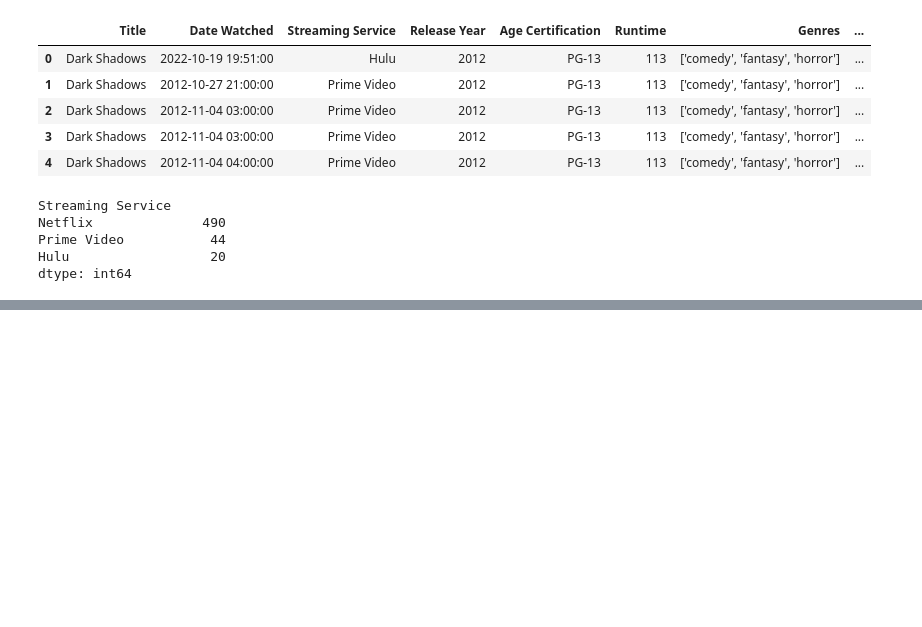
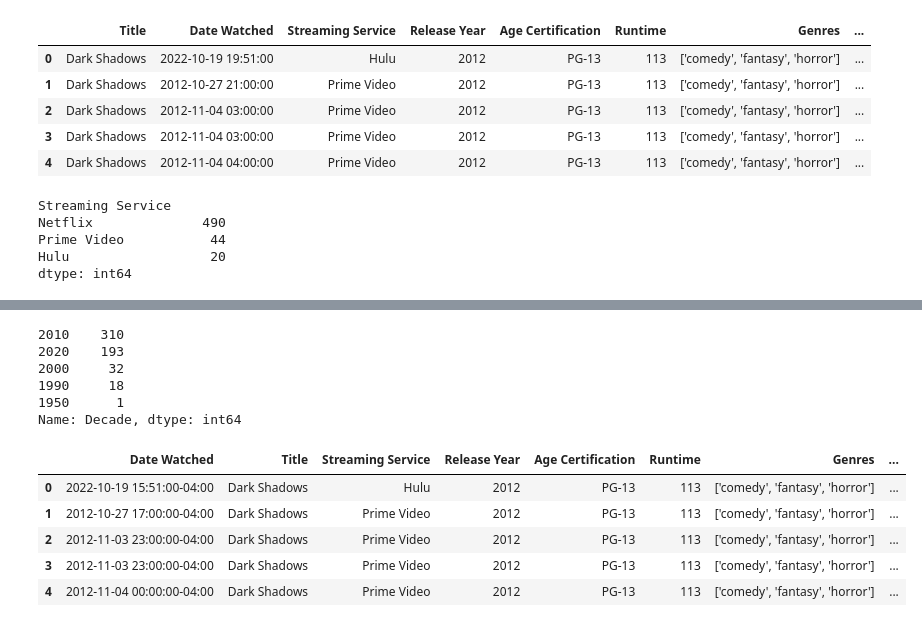
Before and after one commit to istarlet/netflix_viewing_habits, a Jupyter notebook: streaming_data.ipynb, the cells around one changed output, grey strips where cells are left out. Drawn from its saved outputs; the diff is of its cells as text; code cells hidden in the pictures; blank space fills up the shorter version.

Commit message:
Convert Date Watched into Day Hour

```diff
--- a/streaming_data.ipynb
+++ b/streaming_data.ipynb
@@ -422,0 +430,14 @@ Name: Title, dtype: int64
+# %%
+# Group the release year by decade
+def get_decade(val):
+    return int(str(val)[0:-1] + "0")
+
+data_combined["Decade"] = data_combined["Release Year"].map(get_decade)
+data_combined["Decade"].value_counts()
+# %% [output]
+2010    310
+2020    193
+2000     32
+1990     18
+1950      1
+Name: Decade, dtype: int64
@@ -422,0 +446,18 @@ Name: Title, dtype: int64
+# %%
+data_combined = data_combined.set_index("Date Watched")
+# %%
+data_combined.index = data_combined.index.tz_convert('America/New_York')
+# %%
+data_combined = data_combined.reset_index()
+# %%
+data_combined["Day"] = data_combined["Date Watched"].dt.weekday
+data_combined["Hour"] = data_combined["Date Watched"].dt.hour
+# %%
+data_combined.head()
+# %% [output]
+|  | Date Watched | Title | Streaming Service | Release Year | Age Certification | Runtime | Genres | ... |
+| 0 | 2022-10-19 15:51:00-04:00 | Dark Shadows | Hulu | 2012 | PG-13 | 113 | ['comedy', 'fantasy', 'horror'] | ... |
+| 1 | 2012-10-27 17:00:00-04:00 | Dark Shadows | Prime Video | 2012 | PG-13 | 113 | ['comedy', 'fantasy', 'horror'] | ... |
+| 2 | 2012-11-03 23:00:00-04:00 | Dark Shadows | Prime Video | 2012 | PG-13 | 113 | ['comedy', 'fantasy', 'horror'] | ... |
+| 3 | 2012-11-03 23:00:00-04:00 | Dark Shadows | Prime Video | 2012 | PG-13 | 113 | ['comedy', 'fantasy', 'horror'] | ... |
+| 4 | 2012-11-04 00:00:00-04:00 | Dark Shadows | Prime Video | 2012 | PG-13 | 113 | ['comedy', 'fantasy', 'horror'] | ... |
```
Also changed, not shown: parts of 5 cells of this notebook.
